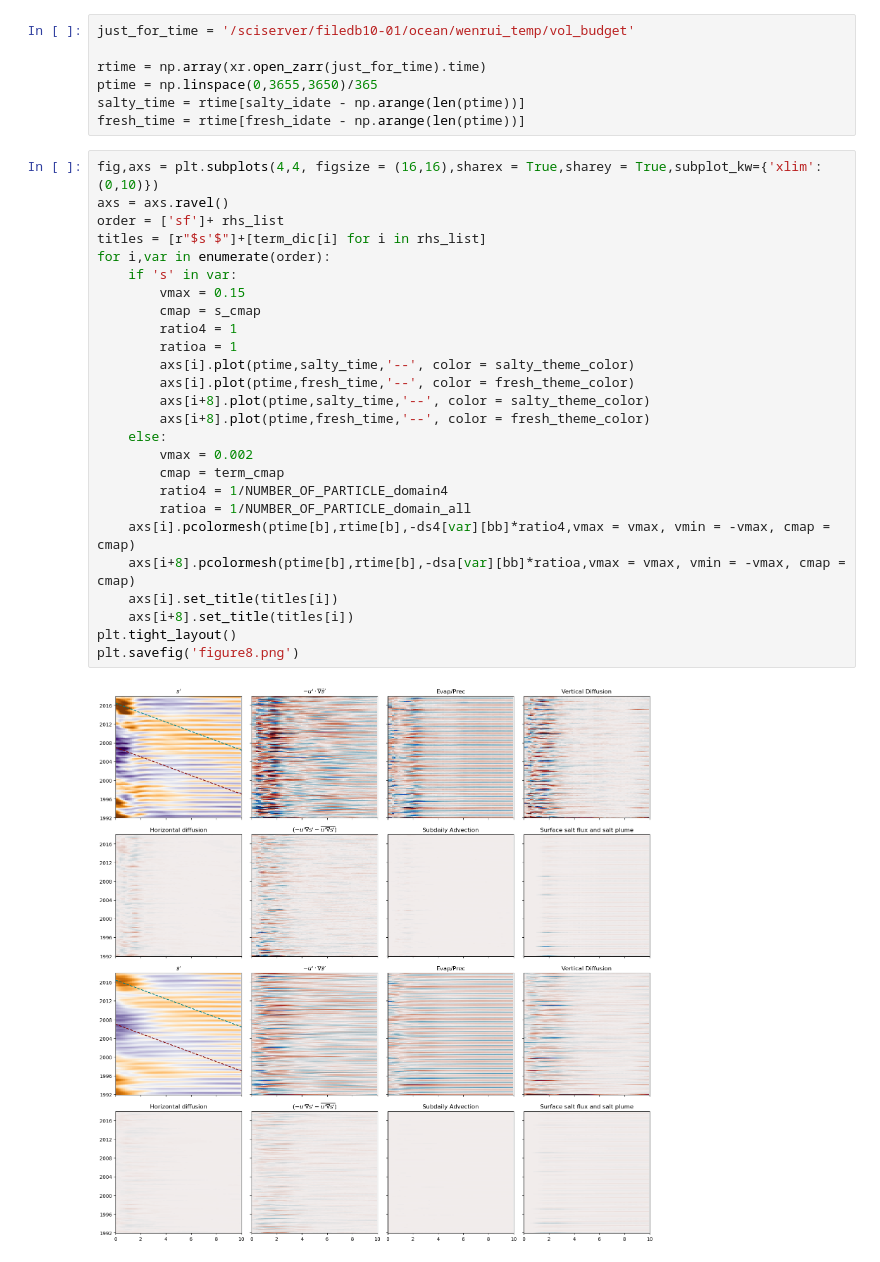
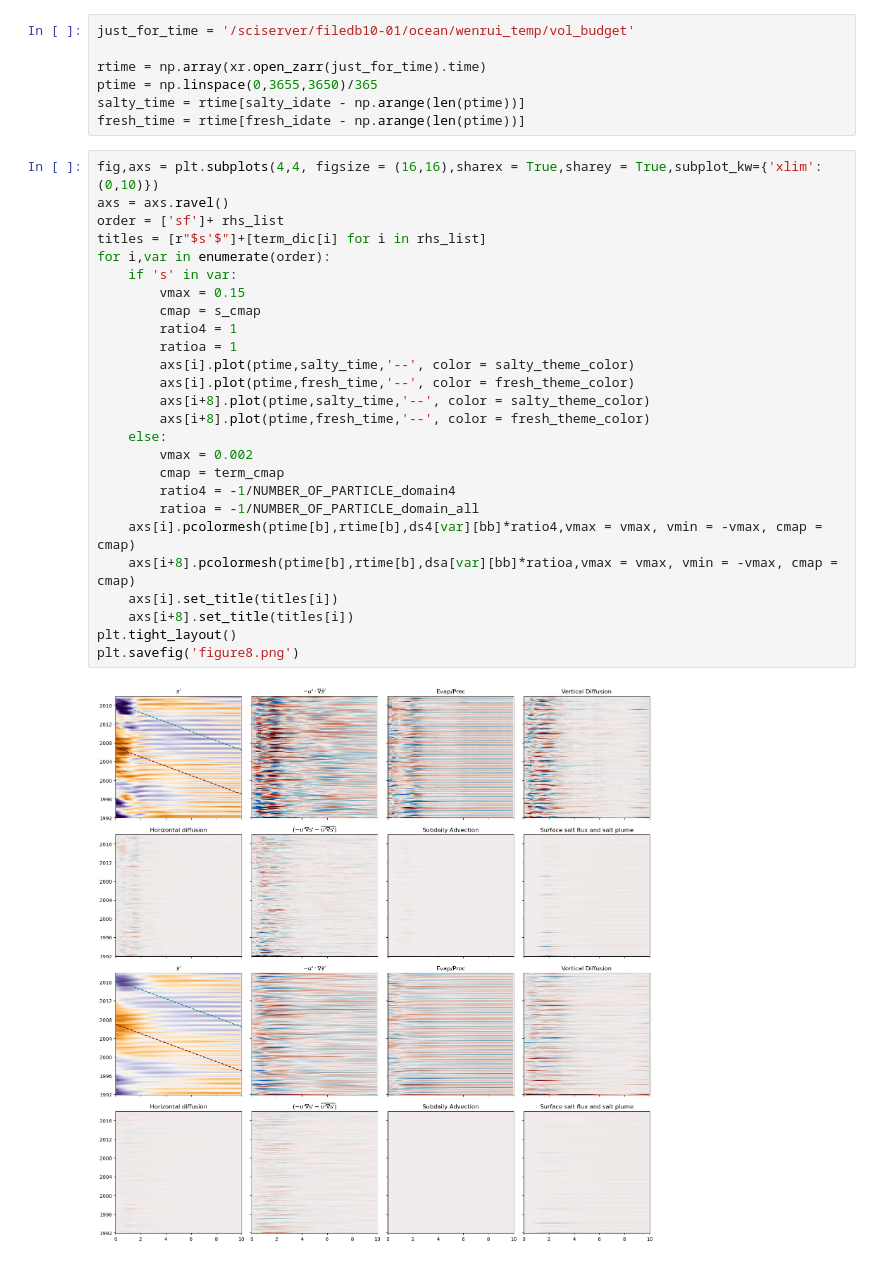
Before and after one commit to MaceKuailv/lagrangian_budget_plot, a Jupyter notebook: hovmoller.ipynb, the cells around one changed output. Cells and saved outputs as stored; diff of their text form.

```diff
--- a/hovmoller.ipynb
+++ b/hovmoller.ipynb
@@ -22,28 +22,28 @@ fresh_time = rtime[fresh_idate - np.arange(len(ptime))]
 # %%
 fig,axs = plt.subplots(4,4, figsize = (16,16),sharex = True,sharey = True,subplot_kw={'xlim':(0,10)})
 axs = axs.ravel()
 order = ['sf']+ rhs_list
 titles = [r"$s'$"]+[term_dic[i] for i in rhs_list]
 for i,var in enumerate(order):
     if 's' in var:
         vmax = 0.15
         cmap = s_cmap
         ratio4 = 1
         ratioa = 1
         axs[i].plot(ptime,salty_time,'--', color = salty_theme_color)
         axs[i].plot(ptime,fresh_time,'--', color = fresh_theme_color)
         axs[i+8].plot(ptime,salty_time,'--', color = salty_theme_color)
         axs[i+8].plot(ptime,fresh_time,'--', color = fresh_theme_color)
     else:
         vmax = 0.002
         cmap = term_cmap
-        ratio4 = 1/NUMBER_OF_PARTICLE_domain4
-        ratioa = 1/NUMBER_OF_PARTICLE_domain_all
-    axs[i].pcolormesh(ptime[b],rtime[b],-ds4[var][bb]*ratio4,vmax = vmax, vmin = -vmax, cmap = cmap)
-    axs[i+8].pcolormesh(ptime[b],rtime[b],-dsa[var][bb]*ratioa,vmax = vmax, vmin = -vmax, cmap = cmap)
+        ratio4 = -1/NUMBER_OF_PARTICLE_domain4
+        ratioa = -1/NUMBER_OF_PARTICLE_domain_all
+    axs[i].pcolormesh(ptime[b],rtime[b],ds4[var][bb]*ratio4,vmax = vmax, vmin = -vmax, cmap = cmap)
+    axs[i+8].pcolormesh(ptime[b],rtime[b],dsa[var][bb]*ratioa,vmax = vmax, vmin = -vmax, cmap = cmap)
     axs[i].set_title(titles[i])
     axs[i+8].set_title(titles[i])
 plt.tight_layout()
 plt.savefig('figure8.png')
 # %% [output]
-[figure, old version]
+[figure, new version]
```
Also changed, not shown: 2 other files.
